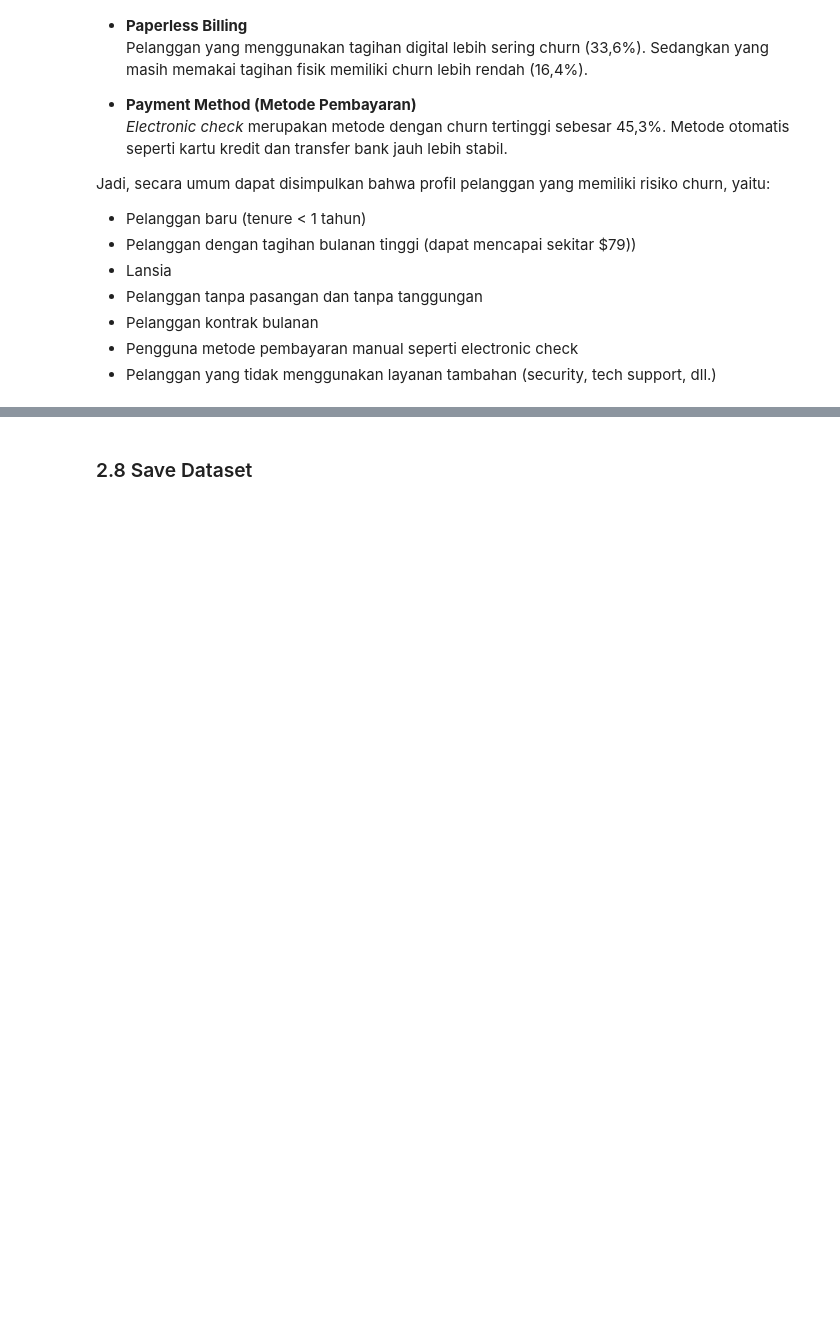
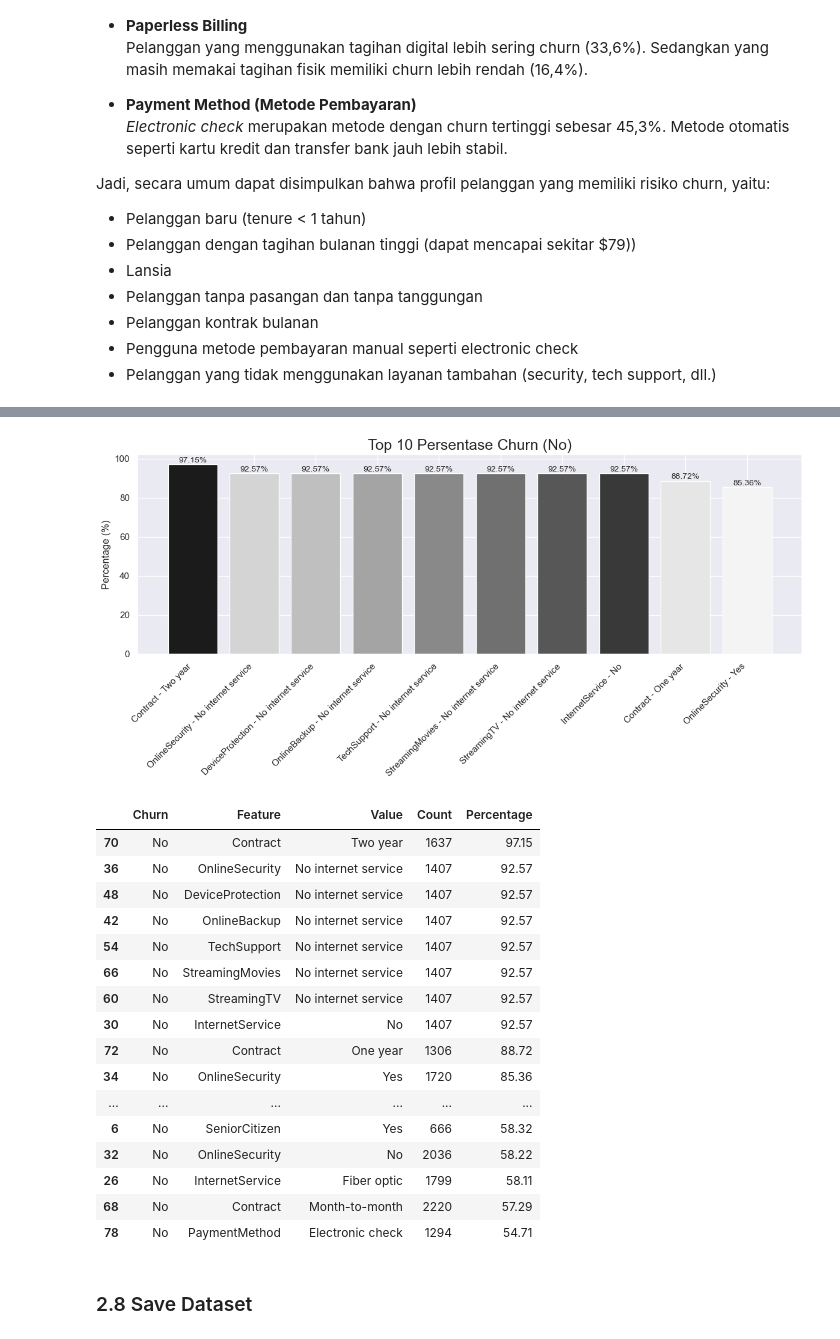
Before and after one commit to hansdarmawann/AlphaGroup_JC_DS_FT_BSD_26_FinalProject, a Jupyter notebook: Notebook/EDA Playground.ipynb, the cells around one changed output, grey strips where cells are left out. Saved outputs shown, nothing was run; the diff lists cells and outputs as text; code cells hidden in the pictures; blank space fills up the shorter version.

```diff
--- a/Notebook/EDA Playground.ipynb
+++ b/Notebook/EDA Playground.ipynb
@@ -1201,3 +1296,25 @@ Jadi, secara umum dapat disimpulkan bahwa profil pelanggan yang memiliki risiko
+# %%
+plot_churn_top10(final_no_df, churn_status='No')
+display(final_no_df)
+# %% [output]
+[figure, added]
+|  | Churn | Feature | Value | Count | Percentage |
+| 70 | No | Contract | Two year | 1637 | 97.15 |
+| 36 | No | OnlineSecurity | No internet service | 1407 | 92.57 |
+| 48 | No | DeviceProtection | No internet service | 1407 | 92.57 |
+| 42 | No | OnlineBackup | No internet service | 1407 | 92.57 |
+| 54 | No | TechSupport | No internet service | 1407 | 92.57 |
+| 66 | No | StreamingMovies | No internet service | 1407 | 92.57 |
+| 60 | No | StreamingTV | No internet service | 1407 | 92.57 |
+| 30 | No | InternetService | No | 1407 | 92.57 |
+| 72 | No | Contract | One year | 1306 | 88.72 |
+| 34 | No | OnlineSecurity | Yes | 1720 | 85.36 |
+| ... | ... | ... | ... | ... | ... |
+| 6 | No | SeniorCitizen | Yes | 666 | 58.32 |
+| 32 | No | OnlineSecurity | No | 2036 | 58.22 |
+| 26 | No | InternetService | Fiber optic | 1799 | 58.11 |
+| 68 | No | Contract | Month-to-month | 2220 | 57.29 |
+| 78 | No | PaymentMethod | Electronic check | 1294 | 54.71 |
 # %% [markdown]
 ### 2.8 Save Dataset
 # %%
```
Also changed, not shown: parts of 5 cells of this notebook.
